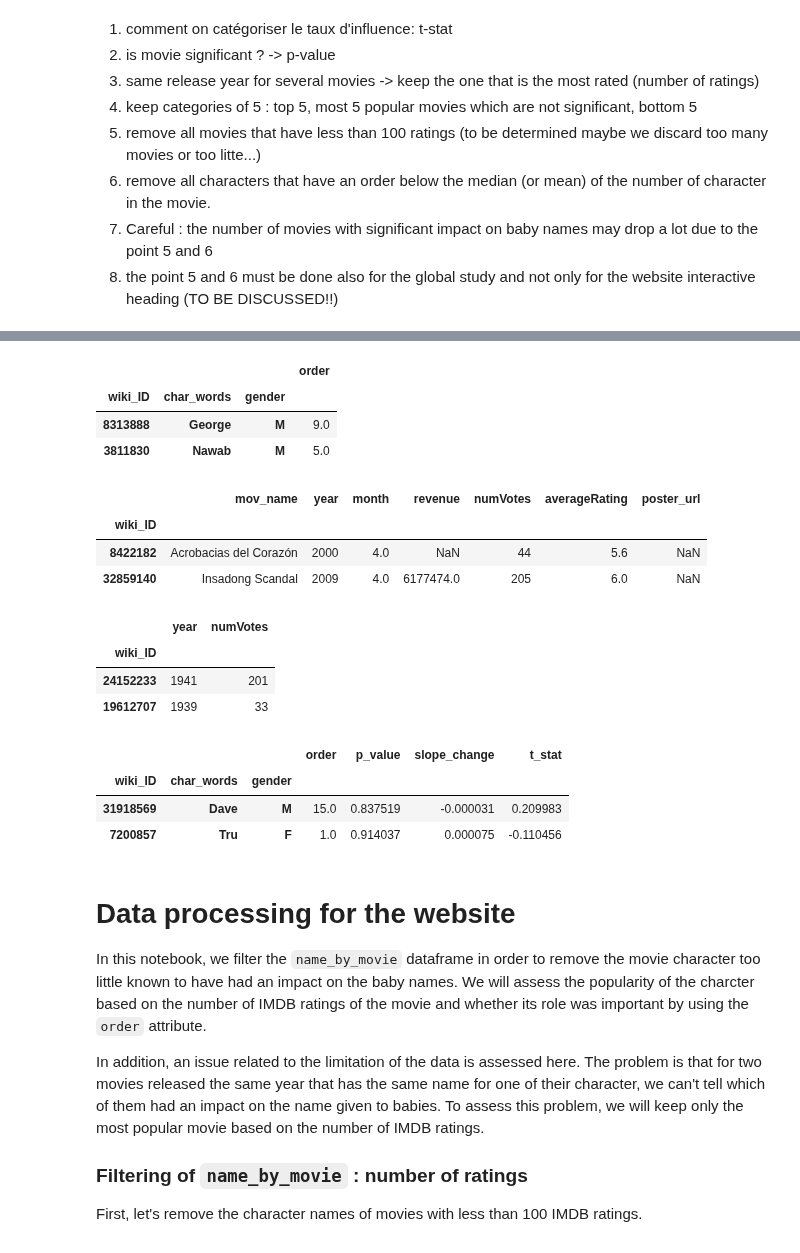
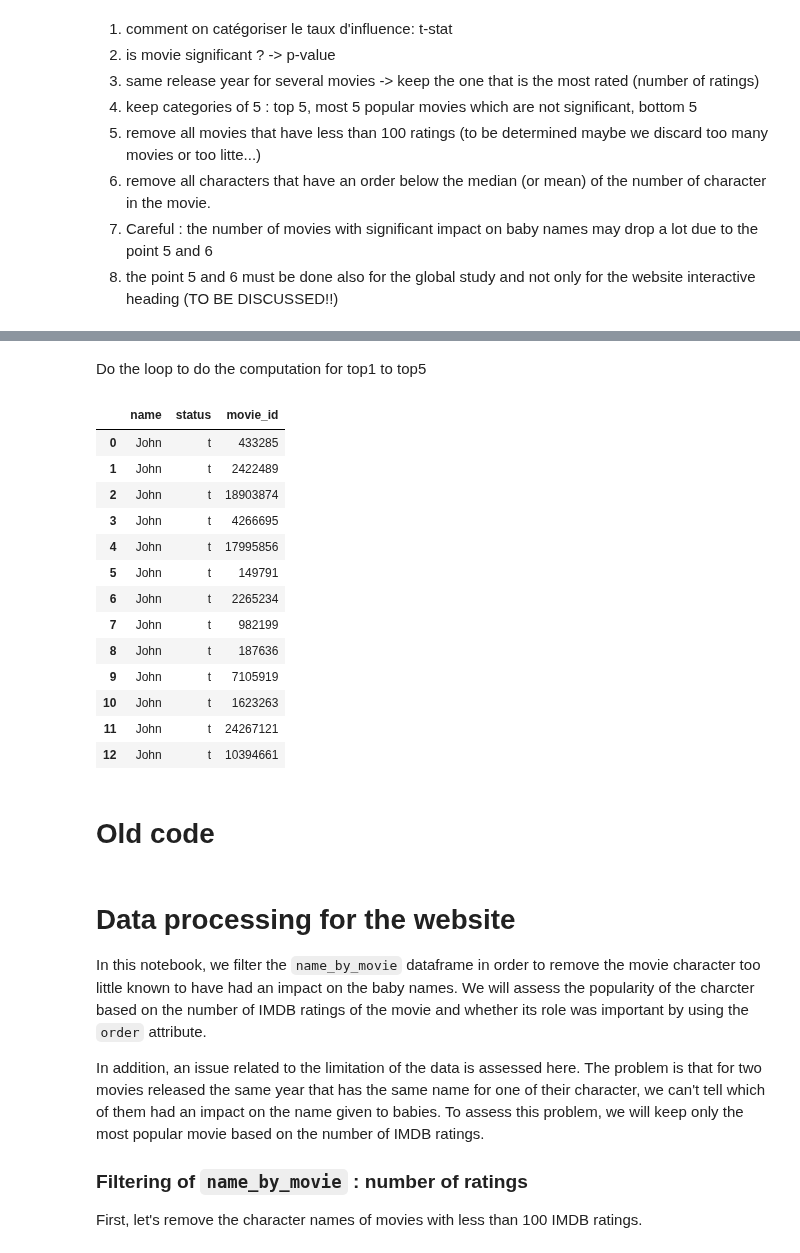
Before and after one commit to epfl-ada/ada-2023-project-abadakor, a Jupyter notebook: data/get_data_for_website.ipynb, the cells around one changed output, grey strips where cells are left out. Cells and saved outputs as stored; diff of their text form; code cells hidden in the pictures.

Commit message:
started the computation of TOP5

```diff
--- a/data/get_data_for_website.ipynb
+++ b/data/get_data_for_website.ipynb
@@ -14,3 +114,43 @@ import matplotlib.pyplot as plt
+# %% [markdown]
+Do the loop to do the computation for top1 to top5
+# %%
+for i in range(5): # from top1 to top5
+    # get the movies release the year with the highest positive variation
+    top_i_year = chosen_name_movies_df.iloc[-1].year.astype(int)
+    top_i_year_chosen_name_movies = chosen_name_movies_df.query(f'year == {top_i_year}').copy(deep=True)
+
+    # keep only the three most popular movies
+    top_i_year_chosen_name_movies.sort_values(by=['numVotes'], ascending=False, inplace=True)
+    top_i_3_chosen_name_movies = top_i_year_chosen_name_movies.iloc[:3].copy(deep=True)
+
+    # add the the three popular movies to the movie_impact_df
+    for index, row in top_i_3_chosen_name_movies.iterrows():
+        movie_impact_df.loc[len(movie_impact_df)] = {'name': chosen_name, 'status': 't', 'movie_id': index}
+
+    # remove the found movies from the chosen_name_movies_df to avoid picking them again for next iterations
+    chosen_name_movies_df.drop(top_i_year_chosen_name_movies.index, inplace=True)
+
+    # remove also the movies release in the frame [-5 years, +5 years] of the top1_year
+    chosen_name_movies_df.query(f'year < {top_i_year - 5} or year > {top_i_year + 5}', inplace=True)
+
+display(movie_impact_df)
+# %% [output]
+|  | name | status | movie_id |
+| 0 | John | t | 433285 |
+| 1 | John | t | 2422489 |
+| 2 | John | t | 18903874 |
+| 3 | John | t | 4266695 |
+| 4 | John | t | 17995856 |
+| 5 | John | t | 149791 |
+| 6 | John | t | 2265234 |
+| 7 | John | t | 982199 |
+| 8 | John | t | 187636 |
+| 9 | John | t | 7105919 |
+| 10 | John | t | 1623263 |
+| 11 | John | t | 24267121 |
+| 12 | John | t | 10394661 |
+# %% [markdown]
+# Old code
 # %%
 folder_processed_data_path = './processed_data/'
 
@@ -27,6 +167,7 @@ display(movie_df.sample(2))
 # import the baby names dataframe
 baby_name_df = pd.read_csv(os.path.join(folder_processed_data_path, 'baby_name_df.csv'))
 baby_name_df.set_index(['name', 'year'], inplace=True)
+display(baby_name_df.sample(2))
 
 # create dataframe containing the release year of each movie
 release_year_df = movie_df[['year', 'numVotes']].copy(deep=True)
@@ -36,23 +177,6 @@ display(release_year_df.sample(2))
 name_by_movie_slope_diff_df = pd.read_csv(os.path.join(folder_processed_data_path, 'name_by_movie_ordered_pvalue_10_5_df.csv'))
 name_by_movie_slope_diff_df.set_index(['wiki_ID', 'char_words', 'gender'], inplace=True)
 display(name_by_movie_slope_diff_df.sample(2))
-# %% [output]
-|  |  |  | order |
-| wiki_ID | char_words | gender |  |
-| 8313888 | George | M | 9.0 |
-| 3811830 | Nawab | M | 5.0 |
-|  | mov_name | year | month | revenue | numVotes | averageRating | poster_url |
-| wiki_ID |  |  |  |  |  |  |  |
-| 8422182 | Acrobacias del Corazón | 2000 | 4.0 | NaN | 44 | 5.6 | NaN |
-| 32859140 | Insadong Scandal | 2009 | 4.0 | 6177474.0 | 205 | 6.0 | NaN |
-|  | year | numVotes |
-| wiki_ID |  |  |
-| 24152233 | 1941 | 201 |
-| 19612707 | 1939 | 33 |
-|  |  |  | order | p_value | slope_change | t_stat |
-| wiki_ID | char_words | gender |  |  |  |  |
-| 31918569 | Dave | M | 15.0 | 0.837519 | -0.000031 | 0.209983 |
-| 7200857 | Tru | F | 1.0 | 0.914037 | 0.000075 | -0.110456 |
 # %% [markdown]
 # Data processing for the website
 In this notebook, we filter the `name_by_movie` dataframe in order to remove the movie character too little known to have had an impact on the baby names. We will assess the popularity of the charcter based on the number of IMDB ratings of the movie and whether its role was important by using the `order` attribute.
```
Also changed, not shown: parts of 42 cells of this notebook.
